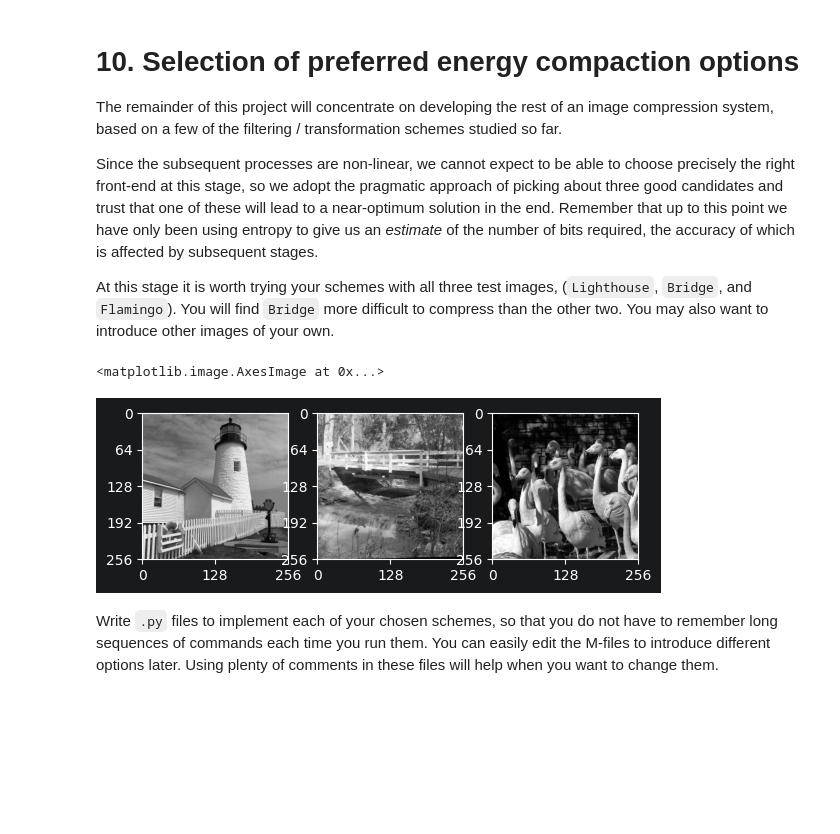
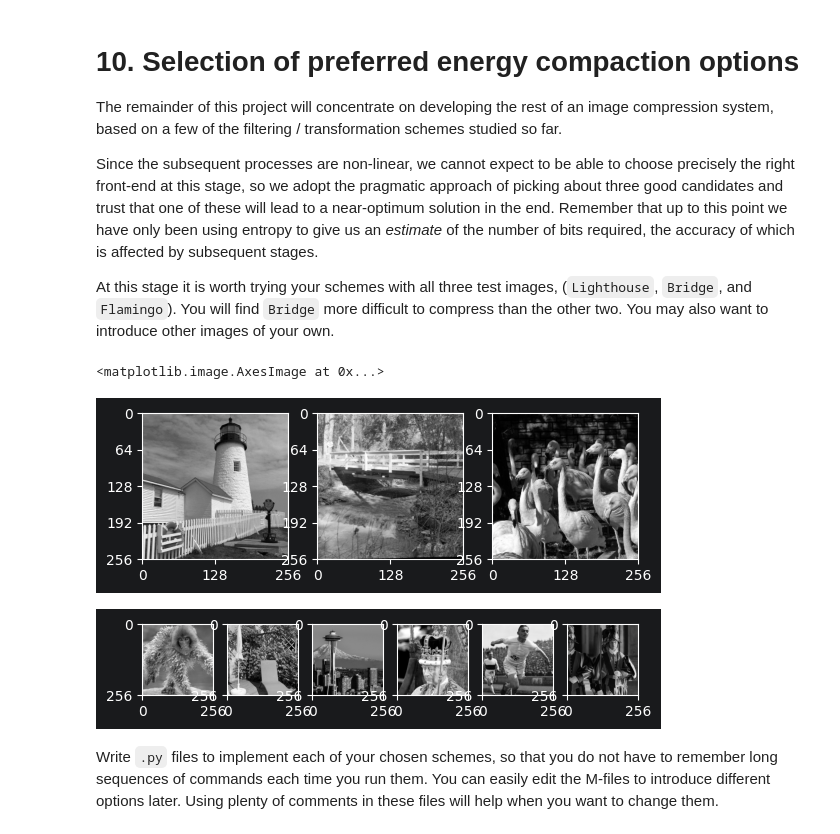
Before and after one commit to dofsdev/SF2, a Jupyter notebook: 10-11-selection-centre-clipped.ipynb, the cells around one changed output. Saved outputs shown, nothing was run; the diff lists cells and outputs as text; code cells hidden in the pictures; blank space fills up the shorter version.

```diff
--- a/10-11-selection-centre-clipped.ipynb
+++ b/10-11-selection-centre-clipped.ipynb
@@ -25,14 +25,30 @@ test images, (`Lighthouse`, `Bridge`, and `Flamingo`). You will find `Bridge` mo
 lighthouse, _ = load_mat_img(img='lighthouse.mat', img_info='X')
 bridge, _ = load_mat_img(img='bridge.mat', img_info='X')
 flamingo, _ = load_mat_img(img='flamingo.mat', img_info='X')
+
+image_2019, _ = load_mat_img(img='SF2_Competition_image_2019.mat', img_info='X')
+image_2020, _ = load_mat_img(img='SF2_Competition_image_2020.mat', img_info='X')
+image_2021, _ = load_mat_img(img='SF2_Competition_image_2021.mat', img_info='X')
+image_2023, _ = load_mat_img(img='SF2_Competition_image_2023.mat', img_info='X')
+image_2024, _ = load_mat_img(img='SF2_Competition_image_2024.mat', img_info='X')
+image_2025, _ = load_mat_img(img='SF2_Competition_image_2025.mat', img_info='X')
 # %%
 fig, axs = plt.subplots(1, 3)
 plot_image(lighthouse, ax=axs[0])
 plot_image(bridge, ax=axs[1])
 plot_image(flamingo, ax=axs[2])
+
+fig, axs = plt.subplots(1, 6)
+plot_image(image_2019, ax = axs[0])
+plot_image(image_2020, ax = axs[1])
+plot_image(image_2021, ax = axs[2])
+plot_image(image_2023, ax = axs[3])
+plot_image(image_2024, ax = axs[4])
+plot_image(image_2025, ax = axs[5])
 # %% [output]
 <matplotlib.image.AxesImage at 0x...>
 [figure]
+[figure, added]
 # %% [markdown]
 Write `.py` files to implement each of your
 chosen schemes, so that you do not have to remember long sequences
```
Also changed, not shown: parts of 1 cell of this notebook, 1 other file.
